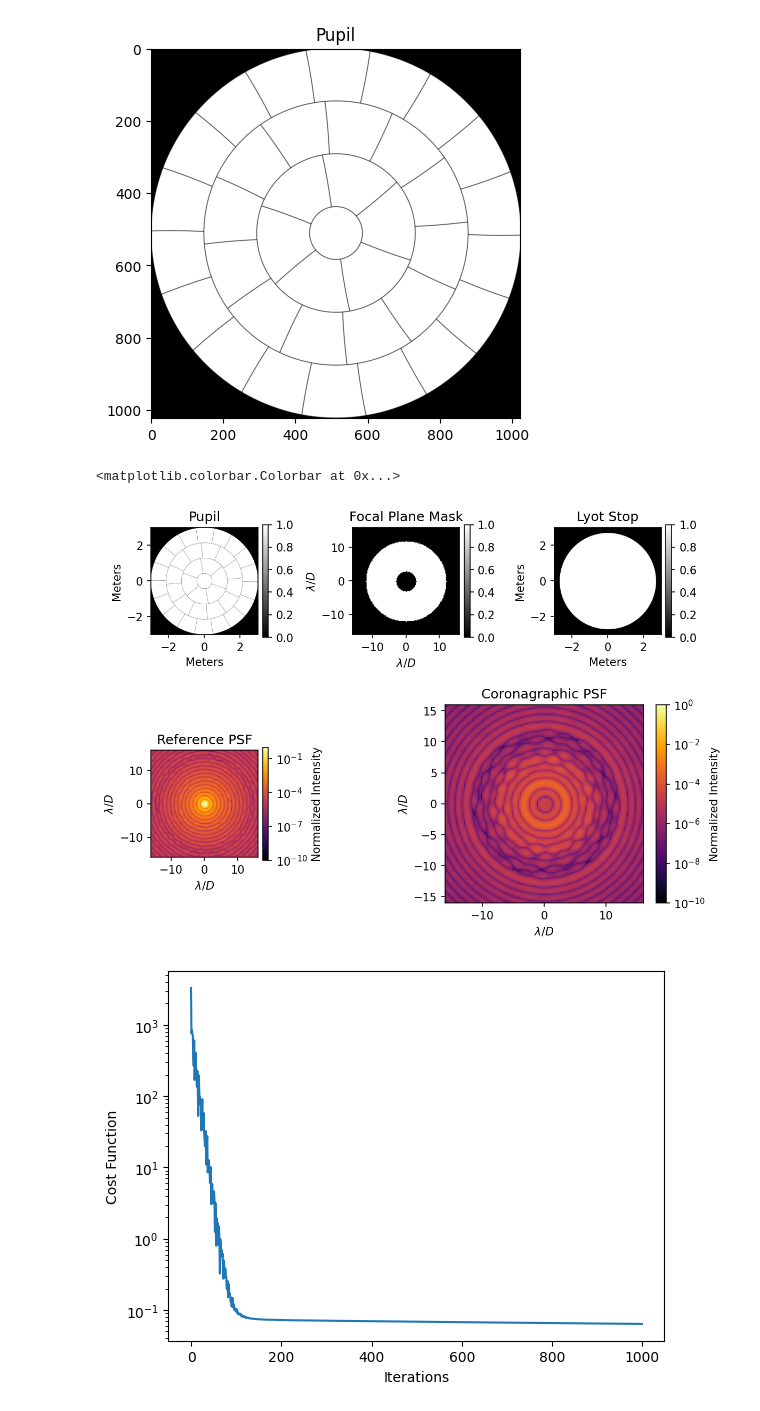
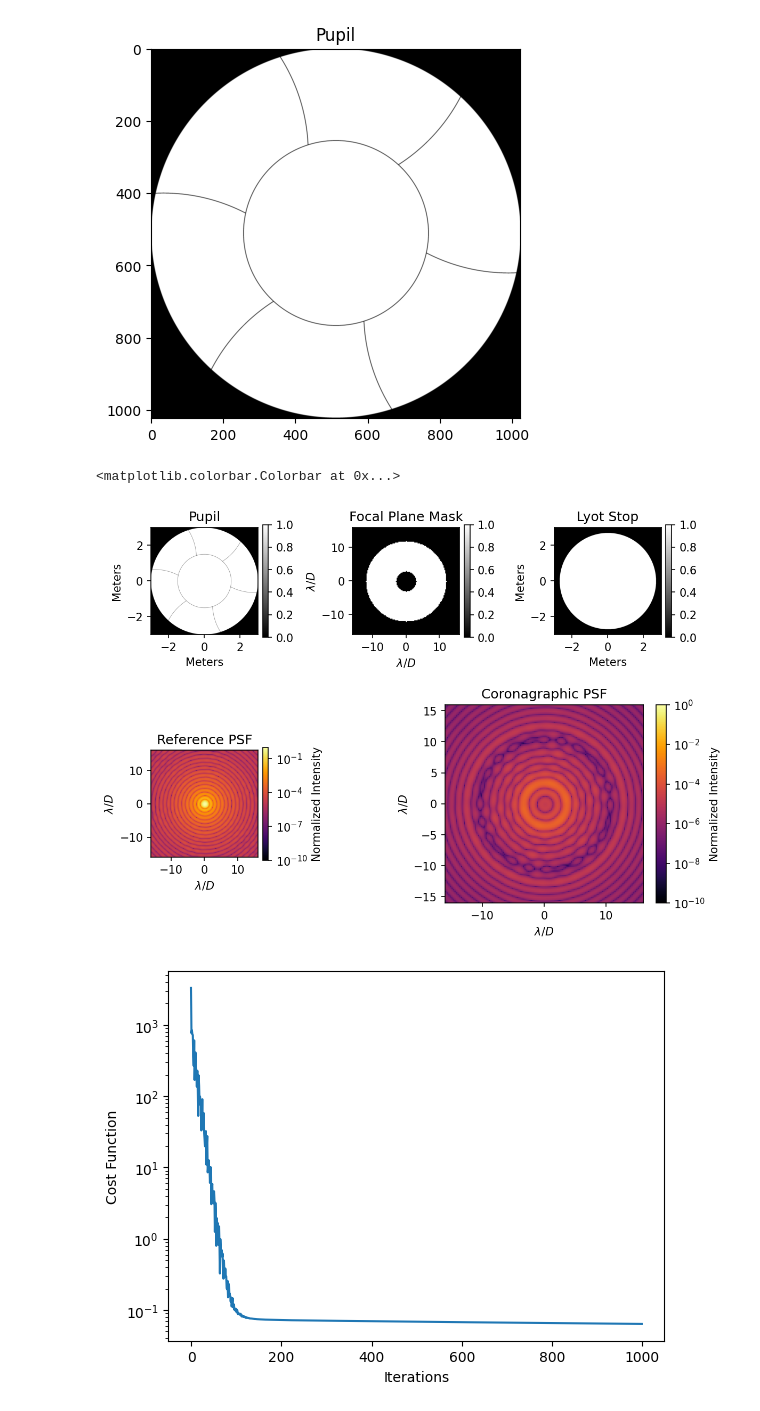
Before and after one commit to zhangderby/wheelies, a Jupyter notebook: aplc_opt_pinwheel.ipynb, the cells around one changed output. Cells and saved outputs as stored; diff of their text form; code cells hidden in the pictures.

```diff
--- a/aplc_opt_pinwheel.ipynb
+++ b/aplc_opt_pinwheel.ipynb
@@ -32,21 +32,21 @@ px_per_lamD = 4
 # %%
 pupil = VariablePupil.circle(
     Dpup=Dpup,
     Npup=Npup,
     mode="amplitude" # special argument for VariablePupil
 )
 
 set_backend_to_cupy()
 
-pinwheel = make_pinwheel(Dpup=Dpup, Npup=Npup, rings=3, segments_ring1=6, segment_separation=10)
-# pinwheel = make_pinwheel_eac2(Npup=Npup, segment_separation=10)
+# pinwheel = make_pinwheel(Dpup=Dpup, Npup=Npup, rings=3, segments_ring1=6, segment_separation=10)
+pinwheel = make_pinwheel_eac2(Npup=Npup, segment_separation=10)
 
 plt.figure()
 plt.title("Pupil")
 plt.imshow(pinwheel.get(), cmap="gray")
 plt.show()
 # %% [output]
-[figure, old version]
+[figure, new version]
 # %%
 # update the VariablePupil data to be a cupy array
 # pupil.data = np.asarray(pupil.data)
@@ -137,7 +137,7 @@ ax.set_ylabel('$\lambda/D$')
 plt.colorbar(im, pad=0.04, fraction=0.048, label='Normalized Intensity')
 # %% [output]
 <matplotlib.colorbar.Colorbar at 0x...>
-[figure, old version]
+[figure, new version]
 # %%
 from dygdug.coropt import CoronagraphOptimizer
 from dygdug.cost_functions import FieldMeanSquaredError
```
Also changed, not shown: parts of 5 cells of this notebook, 15 other files.
